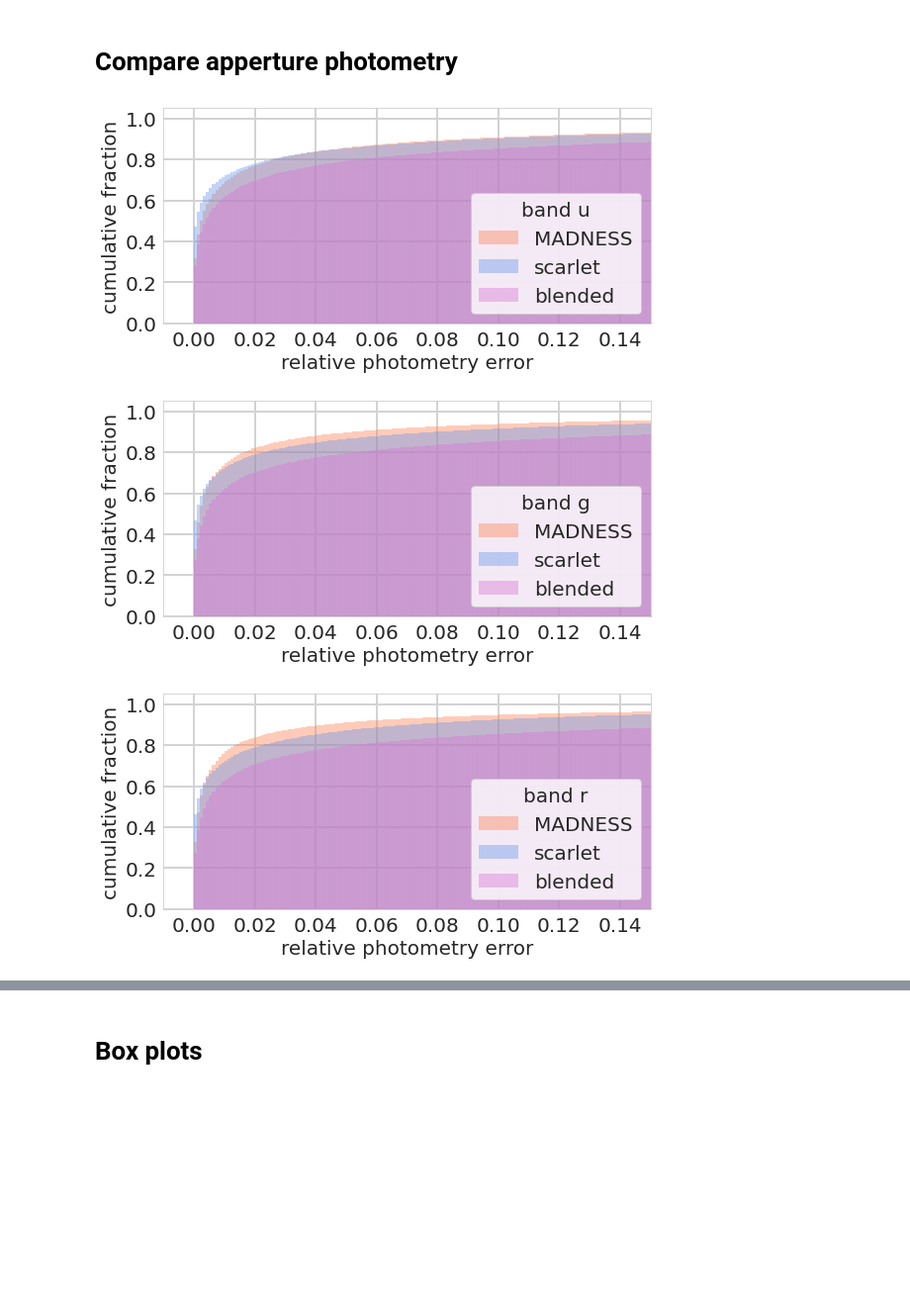
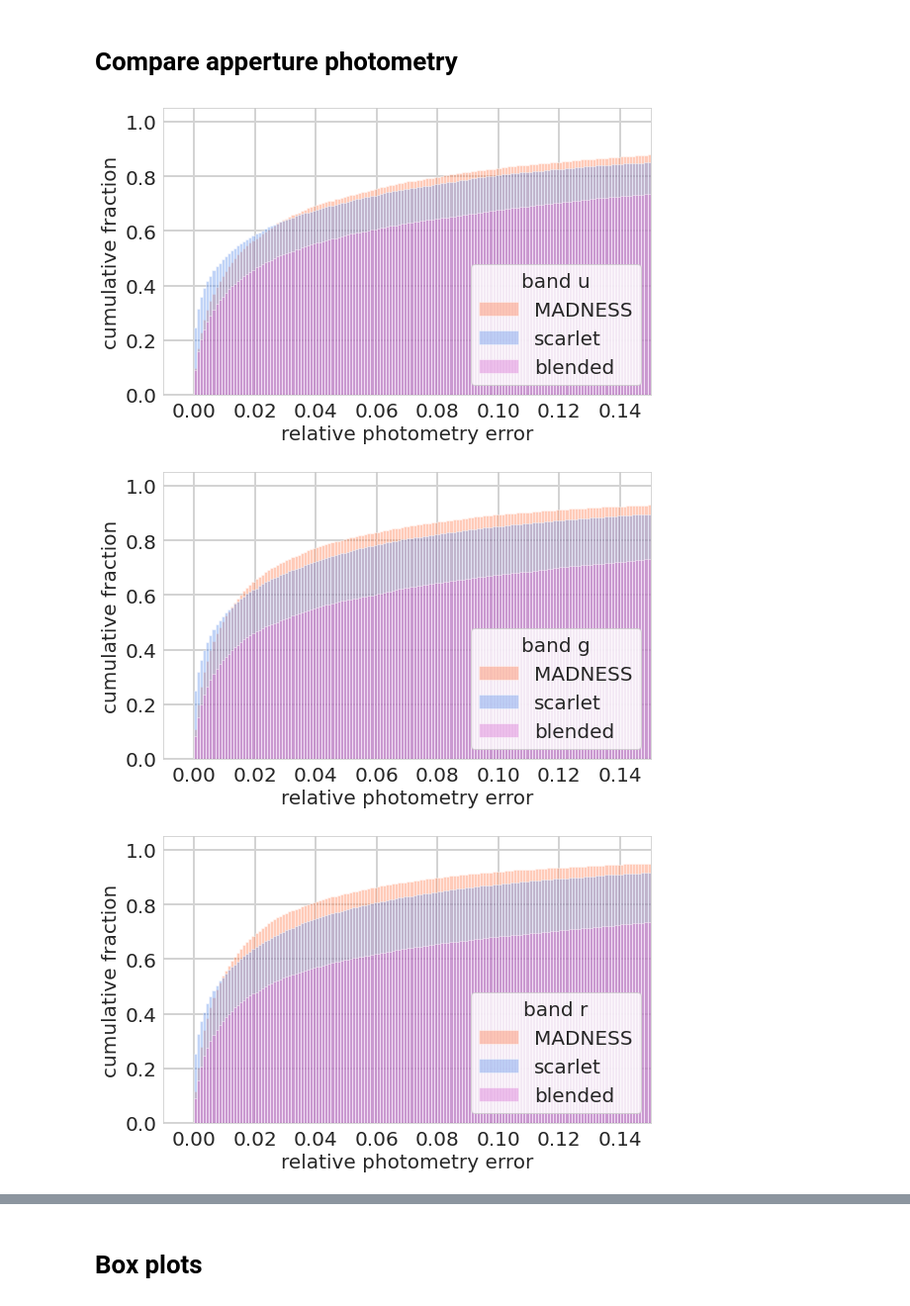
Before and after one commit to b-biswas/MADNESS-legacy, a Jupyter notebook: notebooks/compare_results_high_density.ipynb, the cells around one changed output, grey strips where cells are left out. Shown at 99% size. Cells and saved outputs as stored; diff of their text form; code cells hidden in the pictures; blank space fills up the shorter version.

```diff
--- a/notebooks/compare_results_high_density.ipynb
+++ b/notebooks/compare_results_high_density.ipynb
@@ -30,7 +30,7 @@ scarlet_results=[]
 actual_photometry = []
 blended_photometry = []
 
-for file_num in range(300):
+for file_num in range(30):
 
     madness_results.append(pd.read_pickle(os.path.join(result_dir_path, "madness_results", str(file_num) + ".pkl")))
     scarlet_results.append(pd.read_pickle(os.path.join(data_path, "scarlet_results", str(file_num) + ".pkl")))
@@ -229,50 +229,50 @@ for band in ['u', 'g', 'r', 'i', 'z', 'y']:
     sns.set_style("whitegrid")
 #     sns.set_theme(style={"axes.grid": True,'grid.color': 'black',
 # })
-    plt.figure(figsize=(8, 4))
+    plt.figure(figsize=(8, 5))
     bins = np.arange(-1, 1, 0.001)
-    sns.histplot(
-        x=np.abs((madness_results[band+"_phot_flux"].values - actual_photometry[band+"_phot_flux"].values) / actual_photometry[band+"_phot_flux"].values),
+    plt.hist(
+        np.abs((madness_results[band+"_phot_flux"].values - actual_photometry[band+"_phot_flux"].values) / actual_photometry[band+"_phot_flux"].values),
         bins=bins,
         alpha=0.4,
-        stat='density',
+        density=True,
         label="MADNESS",
         cumulative=True,
-        color="coral",
+        color="coral"
     )
 
-    sns.histplot(
-        x=np.abs((scarlet_results[band+"_phot_flux"].values - actual_photometry[band+"_phot_flux"].values) / actual_photometry[band+"_phot_flux"].values),
+    plt.hist(
+        np.abs((scarlet_results[band+"_phot_flux"].values - actual_photometry[band+"_phot_flux"].values) / actual_photometry[band+"_phot_flux"].values),
         bins=bins,
-        stat="density",
+        density=True,
         alpha=0.4,
         label="scarlet",
         cumulative=True,
-        color="cornflowerblue",
+        color="cornflowerblue"
     )
 
-    sns.histplot(
-        x = np.abs((blended_photometry[band+"_phot_flux"].values - actual_photometry[band+"_phot_flux"].values) / actual_photometry[band+"_phot_flux"].values),
+    plt.hist(
+        np.abs((blended_photometry[band+"_phot_flux"].values - actual_photometry[band+"_phot_flux"].values) / actual_photometry[band+"_phot_flux"].values),
         bins=bins,
         alpha=0.4,
-        stat='density',
+        density=True,
         label="blended",
         cumulative=True,
         color="orchid",
     )
     ax = plt.gca()
     ax.grid(color='lightgray', linestyle='-', linewidth=2)
     plt.xlim([-.01, .15])
     plt.xticks(fontsize=20)
     plt.yticks(fontsize=20)
     plt.xlabel("relative photometry error", fontsize=20)
     plt.ylabel("cumulative fraction", fontsize=20)
     plt.legend(fontsize=20, title="band " + band, loc="lower right", title_fontsize=20)
     plt.tight_layout()
     plt.savefig("results/"+ density_level + "_density/cumulative_distib_phot_err_"+band)
     plt.savefig("results/"+ density_level + "_density/cumulative_distib_phot_err_"+band + ".pdf", format="pdf", bbox_inches="tight")
     plt.show()
 # %% [output]
-[figure, old version]
+[figure, new version]
-[figure, old version]
+[figure, new version]
-[figure, old version]
+[figure, new version]
```
Also changed, not shown: parts of 23 cells of this notebook, 3 other files.
